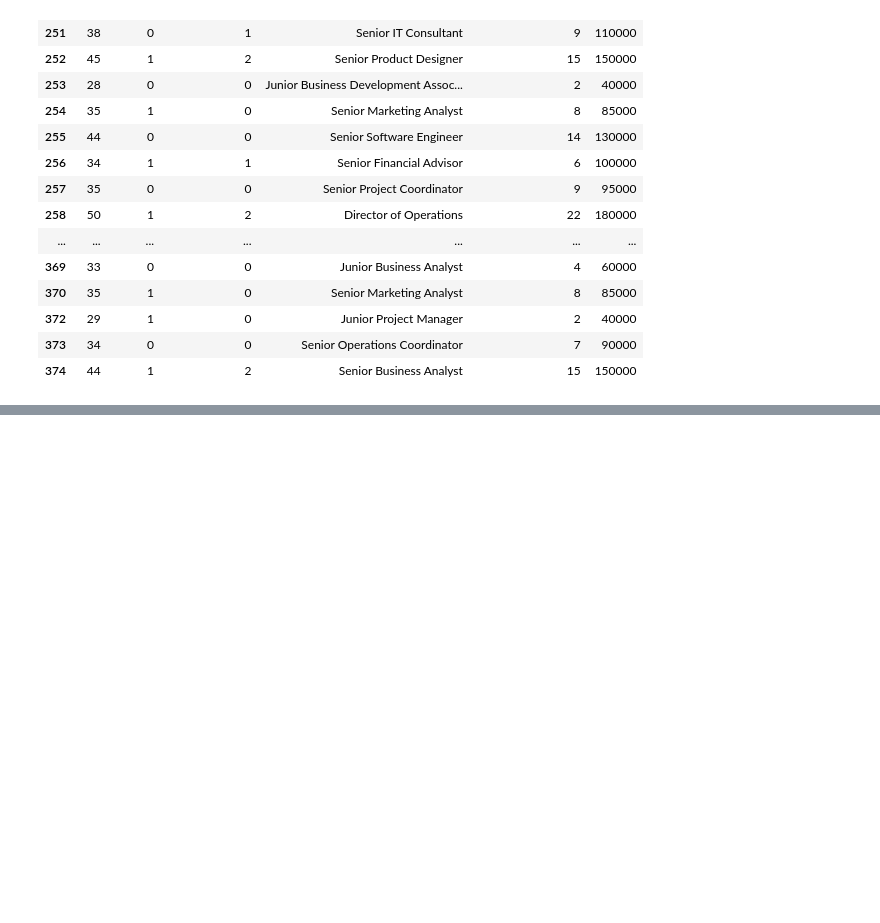
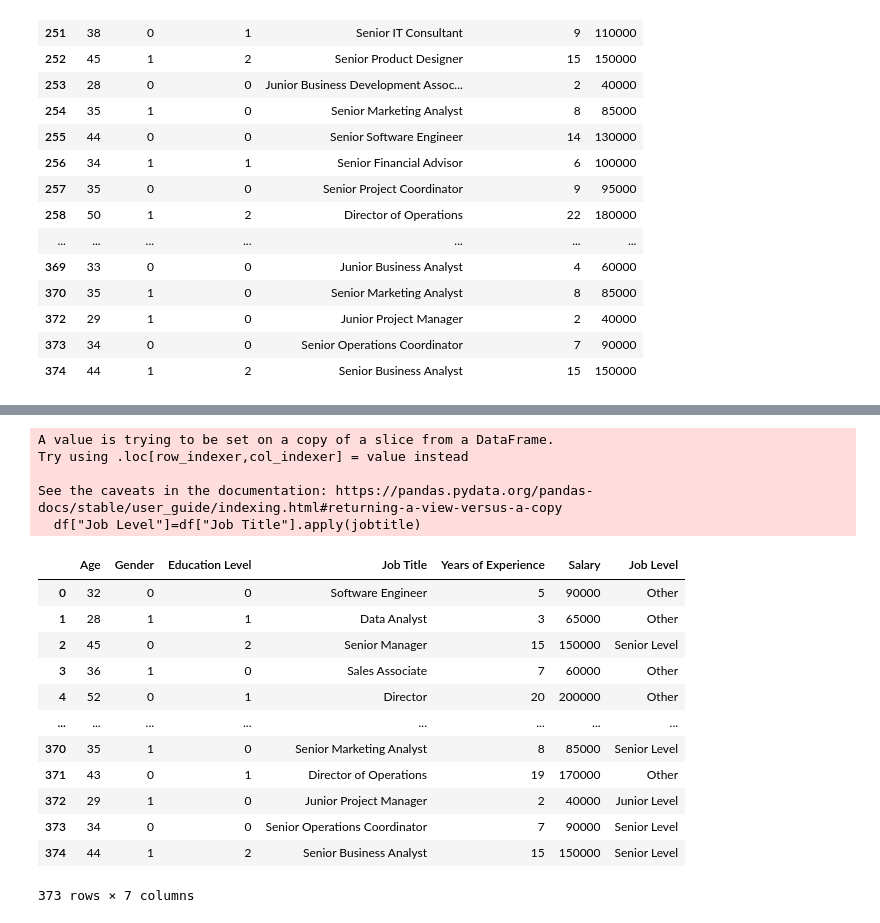
Before and after one commit to Sarajml98/salary-data-analysis, a Jupyter notebook: salary.ipynb, the cells around one changed output, grey strips where cells are left out. Cells and saved outputs as stored; diff of their text form; code cells hidden in the pictures; blank space fills up the shorter version.

Commit message:
creating job level column

```diff
--- a/salary.ipynb
+++ b/salary.ipynb
@@ -301,0 +341,2 @@ df[df.duplicated()]
+# %%
+df.loc[df["Salary"]==350 , "Salary"]=35000
@@ -301,0 +403,32 @@ df[df.duplicated()]
+# %%
+def jobtitle(j):
+    if "Junior" in j:
+        return "Junior Level"
+    elif "Senior" in j:
+        return "Senior Level"
+    else:
+        return "Other"
+
+df["Job Level"]=df["Job Title"].apply(jobtitle)
+# %% [output]
+A value is trying to be set on a copy of a slice from a DataFrame.
+Try using .loc[row_indexer,col_indexer] = value instead
+
+See the caveats in the documentation: https://pandas.pydata.org/pandas-docs/stable/user_guide/indexing.html#returning-a-view-versus-a-copy
+  df["Job Level"]=df["Job Title"].apply(jobtitle)
+# %%
+df
+# %% [output]
+|  | Age | Gender | Education Level | Job Title | Years of Experience | Salary | Job Level |
+| 0 | 32 | 0 | 0 | Software Engineer | 5 | 90000 | Other |
+| 1 | 28 | 1 | 1 | Data Analyst | 3 | 65000 | Other |
+| 2 | 45 | 0 | 2 | Senior Manager | 15 | 150000 | Senior Level |
+| 3 | 36 | 1 | 0 | Sales Associate | 7 | 60000 | Other |
+| 4 | 52 | 0 | 1 | Director | 20 | 200000 | Other |
+| ... | ... | ... | ... | ... | ... | ... | ... |
+| 370 | 35 | 1 | 0 | Senior Marketing Analyst | 8 | 85000 | Senior Level |
+| 371 | 43 | 0 | 1 | Director of Operations | 19 | 170000 | Other |
+| 372 | 29 | 1 | 0 | Junior Project Manager | 2 | 40000 | Junior Level |
+| 373 | 34 | 0 | 0 | Senior Operations Coordinator | 7 | 90000 | Senior Level |
+| 374 | 44 | 1 | 2 | Senior Business Analyst | 15 | 150000 | Senior Level |
+373 rows × 7 columns
```
Also changed, not shown: parts of 10 cells of this notebook.
